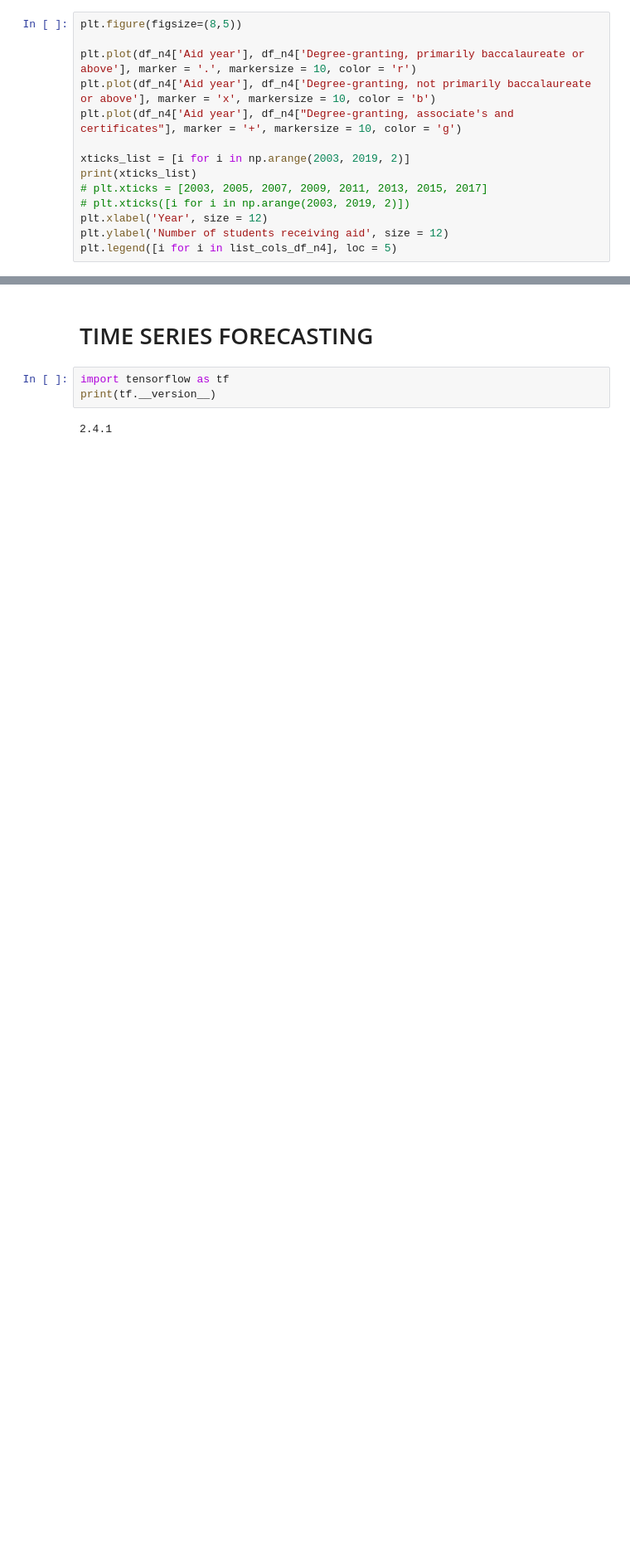
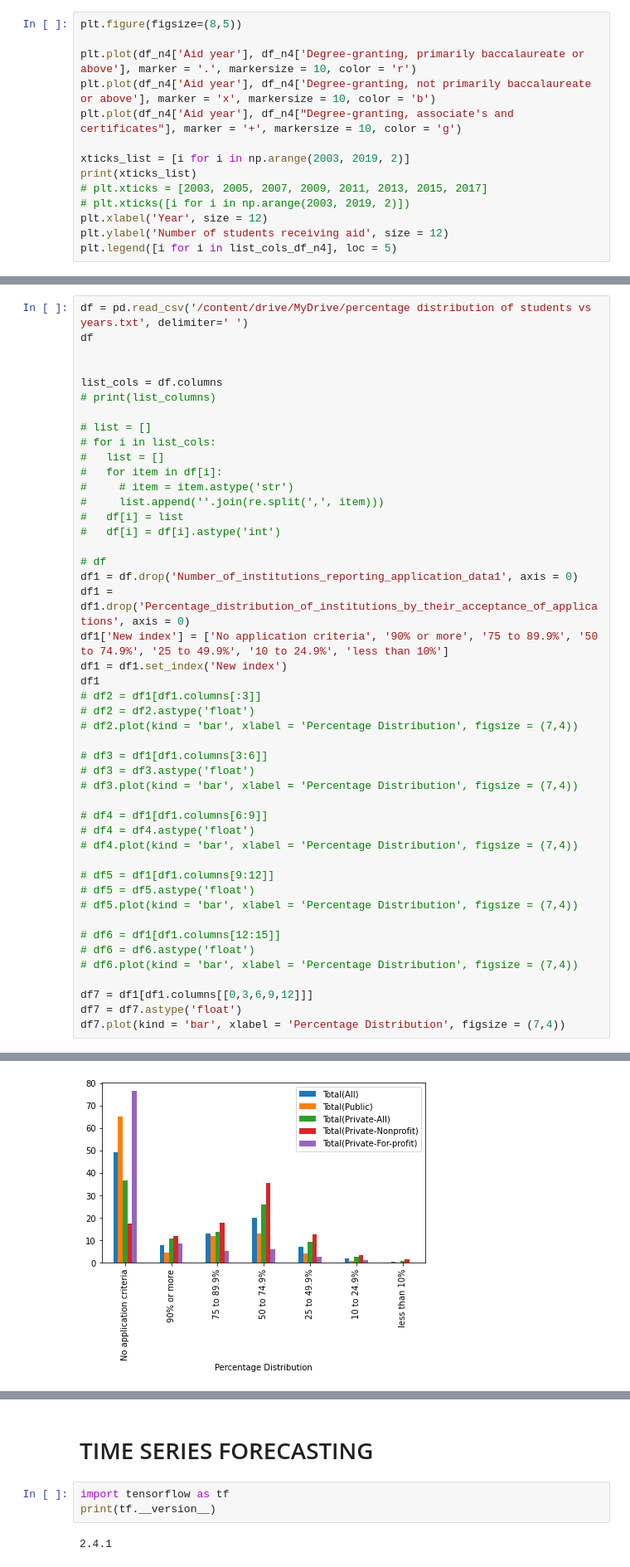
Before and after one commit to Vineet2107/HSO201_CourseProject, a Jupyter notebook: HSO_Arush.ipynb, the cells around one changed output, grey strips where cells are left out. Shown at 83% size. Saved outputs shown, nothing was run; the diff lists cells and outputs as text; blank space fills up the shorter version.

```diff
--- a/HSO_Arush.ipynb
+++ b/HSO_Arush.ipynb
@@ -583,0 +572,47 @@ df
+# %%
+df = pd.read_csv('/content/drive/MyDrive/percentage distribution of students vs years.txt', delimiter=' ')
+df
+
+
+list_cols = df.columns
+# print(list_columns)
+
+# list = []
+# for i in list_cols:
+#   list = []
+#   for item in df[i]:
+#     # item = item.astype('str')
+#     list.append(''.join(re.split(',', item)))
+#   df[i] = list
+#   df[i] = df[i].astype('int')
+
+# df
+df1 = df.drop('Number_of_institutions_reporting_application_data1', axis = 0)
+df1 = df1.drop('Percentage_distribution_of_institutions_by_their_acceptance_of_applications', axis = 0)
+df1['New index'] = ['No application criteria', '90% or more', '75 to 89.9%', '50 to 74.9%', '25 to 49.9%', '10 to 24.9%', 'less than 10%']
+df1 = df1.set_index('New index')
+df1
+# df2 = df1[df1.columns[:3]]
+# df2 = df2.astype('float')
+# df2.plot(kind = 'bar', xlabel = 'Percentage Distribution', figsize = (7,4))
+
+# df3 = df1[df1.columns[3:6]]
+# df3 = df3.astype('float')
+# df3.plot(kind = 'bar', xlabel = 'Percentage Distribution', figsize = (7,4))
+
+# df4 = df1[df1.columns[6:9]]
+# df4 = df4.astype('float')
+# df4.plot(kind = 'bar', xlabel = 'Percentage Distribution', figsize = (7,4))
+
+# df5 = df1[df1.columns[9:12]]
+# df5 = df5.astype('float')
+# df5.plot(kind = 'bar', xlabel = 'Percentage Distribution', figsize = (7,4))
+
+# df6 = df1[df1.columns[12:15]]
+# df6 = df6.astype('float')
+# df6.plot(kind = 'bar', xlabel = 'Percentage Distribution', figsize = (7,4))
+
+df7 = df1[df1.columns[[0,3,6,9,12]]]
+df7 = df7.astype('float')
+df7.plot(kind = 'bar', xlabel = 'Percentage Distribution', figsize = (7,4))
+# %% [output]
@@ -583,0 +620 @@ df
+[figure, added]
```
Also changed, not shown: parts of 8 cells of this notebook.
